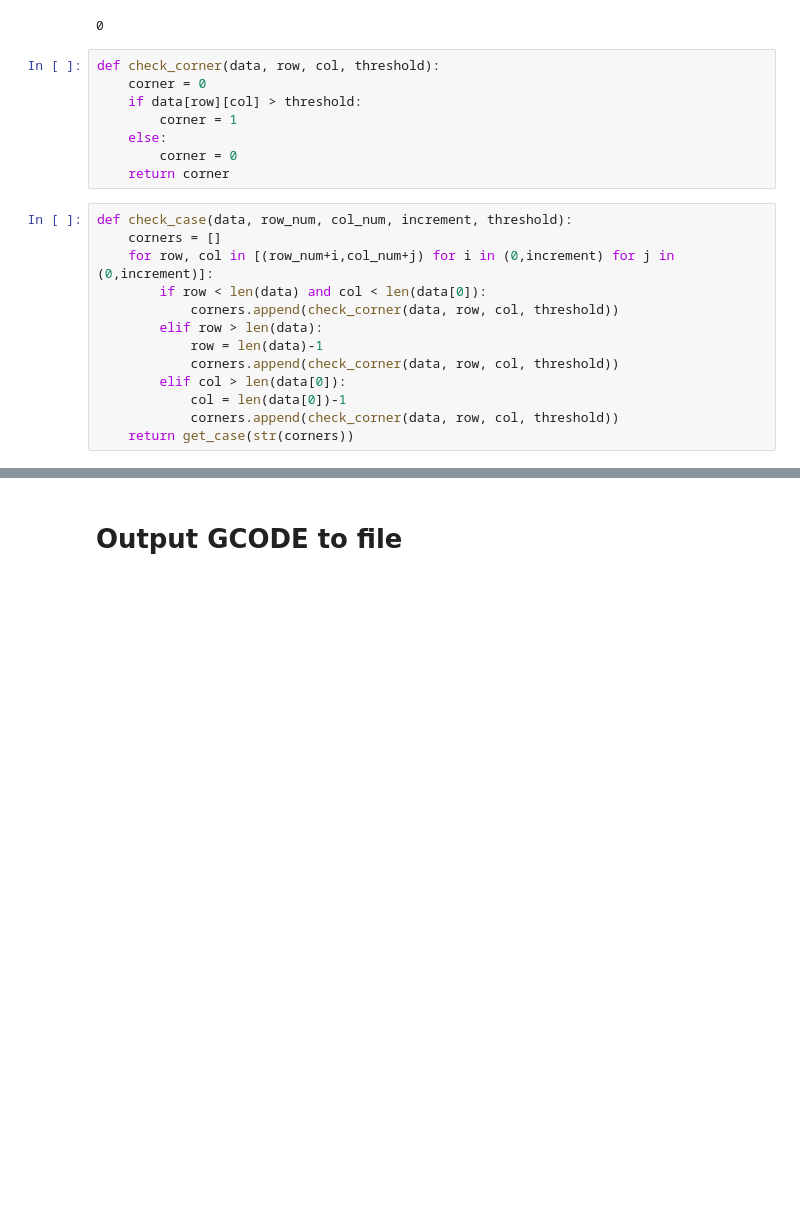
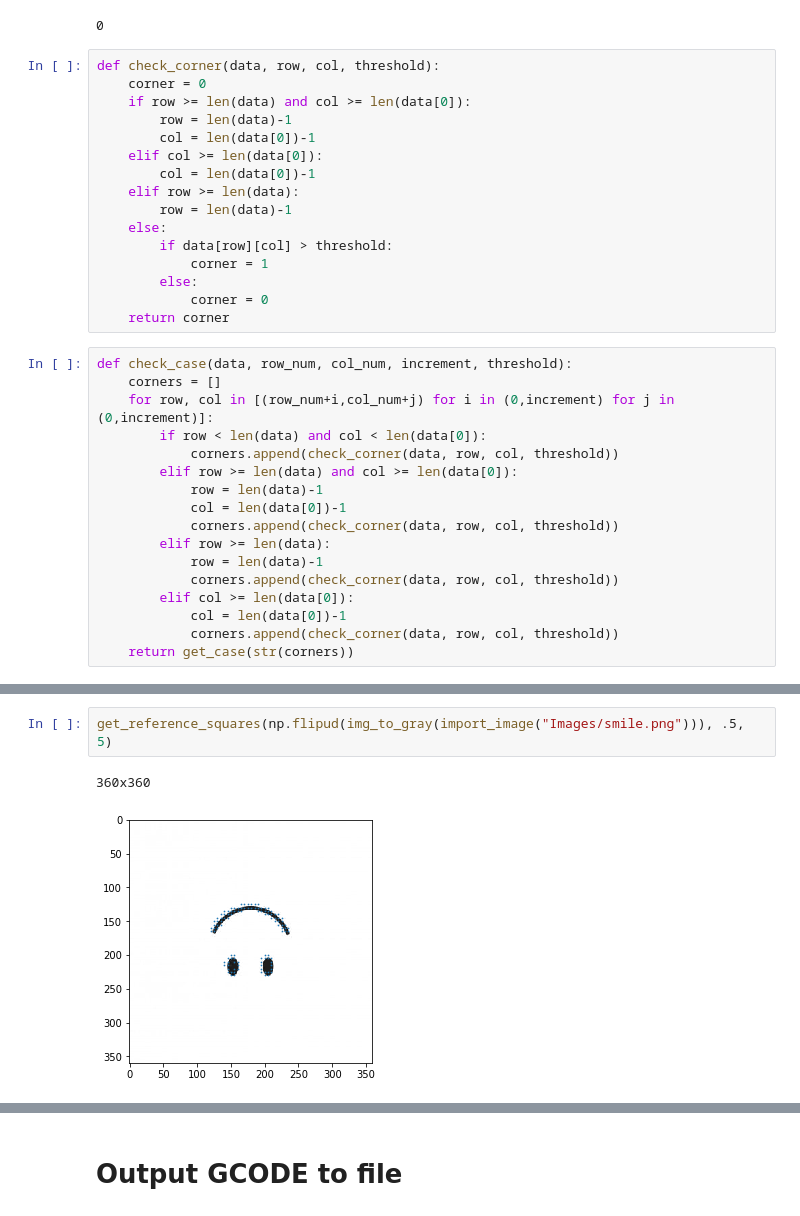
Before and after one commit to Arran4567/Pen_plotter, a Jupyter notebook: Project/Python/PNG_to_GCODE.ipynb, the cells around one changed output, grey strips where cells are left out. Drawn from its saved outputs; the diff is of its cells as text; blank space fills up the shorter version.

```diff
--- a/Project/Python/PNG_to_GCODE.ipynb
+++ b/Project/Python/PNG_to_GCODE.ipynb
@@ -225,10 +191,18 @@ get_case(str([0,0,0,0]))
 # %%
 def check_corner(data, row, col, threshold):
     corner = 0
-    if data[row][col] > threshold:
-        corner = 1
+    if row >= len(data) and col >= len(data[0]):
+        row = len(data)-1
+        col = len(data[0])-1
+    elif col >= len(data[0]):
+        col = len(data[0])-1
+    elif row >= len(data):
+        row = len(data)-1
     else:
-        corner = 0
+        if data[row][col] > threshold:
+            corner = 1
+        else:
+            corner = 0
     return corner
 # %%
 def check_case(data, row_num, col_num, increment, threshold):
@@ -236,10 +210,14 @@ def check_case(data, row_num, col_num, increment, threshold):
     for row, col in [(row_num+i,col_num+j) for i in (0,increment) for j in (0,increment)]:
         if row < len(data) and col < len(data[0]):
             corners.append(check_corner(data, row, col, threshold))
-        elif row > len(data):
+        elif row >= len(data) and col >= len(data[0]):
+            row = len(data)-1
+            col = len(data[0])-1
+            corners.append(check_corner(data, row, col, threshold))
+        elif row >= len(data):
             row = len(data)-1
             corners.append(check_corner(data, row, col, threshold))
-        elif col > len(data[0]):
+        elif col >= len(data[0]):
             col = len(data[0])-1
             corners.append(check_corner(data, row, col, threshold))
     return get_case(str(corners))
@@ -292,0 +297,5 @@ def check_square(row_num, col_num, data, increment, threshold):
+# %%
+get_reference_squares(np.flipud(img_to_gray(import_image("Images/smile.png"))), .5, 5)
+# %% [output]
+360x360
+[figure, added]
```
Also changed, not shown: parts of 16 cells of this notebook, 2 other files.
